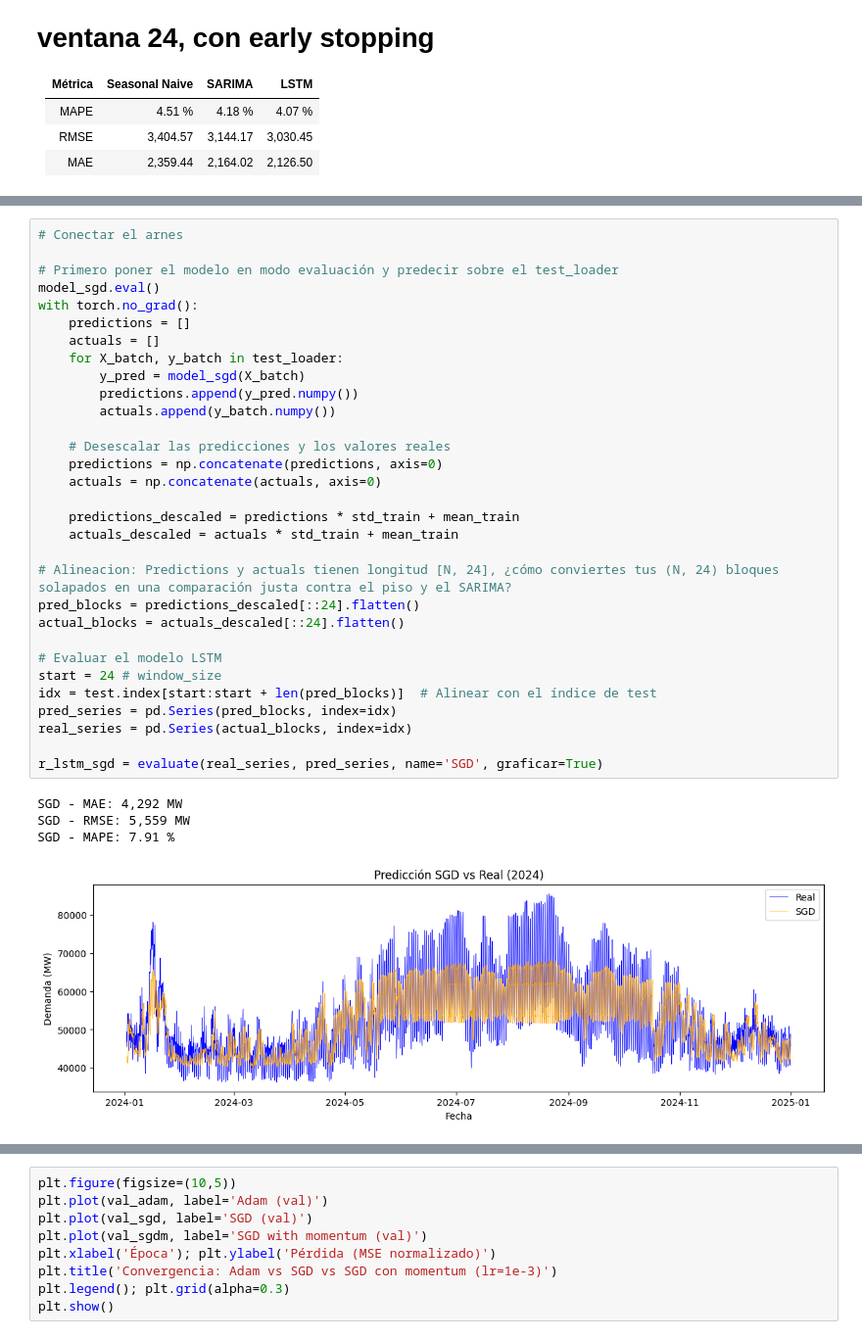
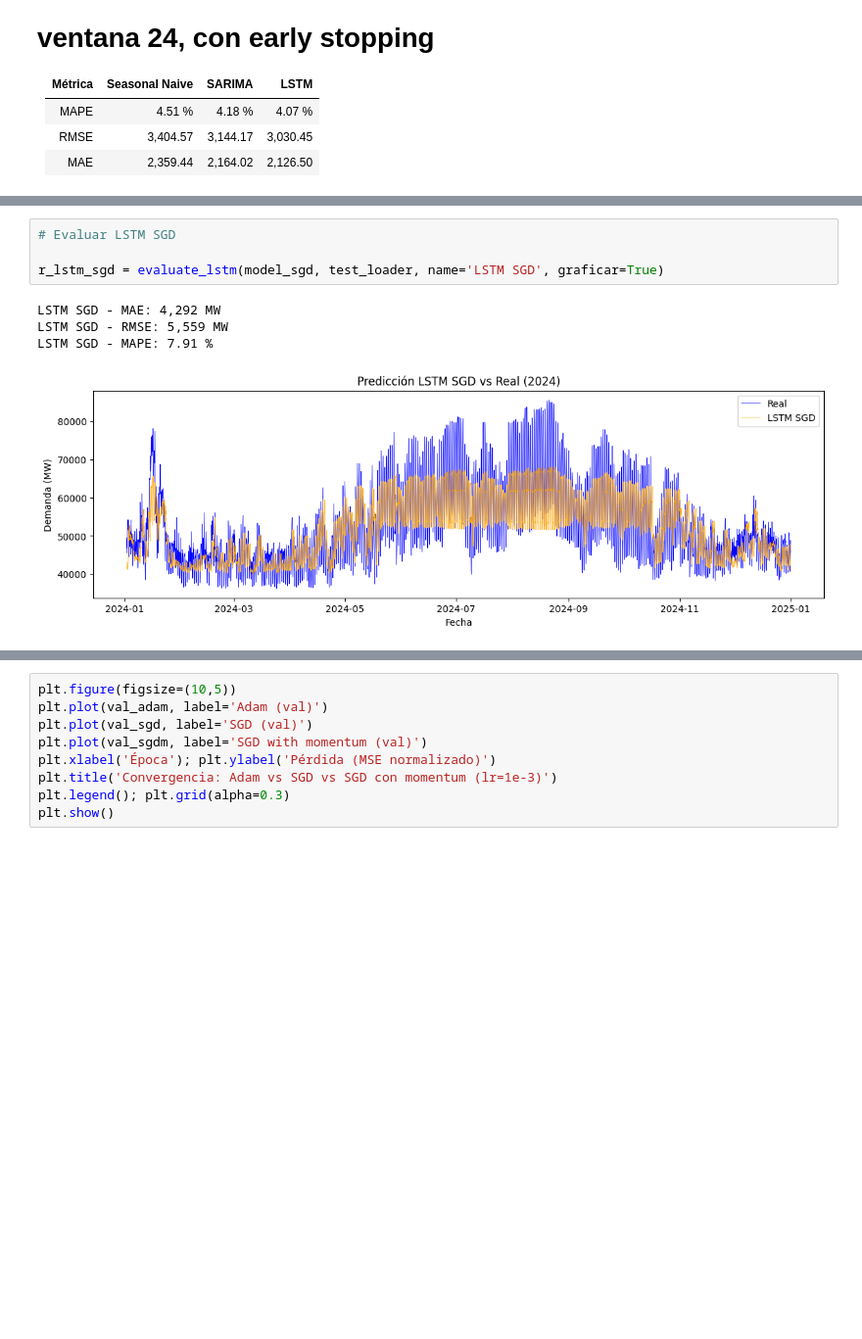
Before and after one commit to Arvo27/Electricity-Demand-Forecasting-Numerical-Methods-vs-Neural-Networks, a Jupyter notebook: Electricity_Demand.ipynb, the cells around one changed output, grey strips where cells are left out. Shown at 98% size. Cells and saved outputs as stored; diff of their text form; blank space fills up the shorter version.

```diff
--- a/Electricity_Demand.ipynb
+++ b/Electricity_Demand.ipynb
@@ -973,39 +979,12 @@ Epoch [48/50], Train Loss: 0.0988, Validation Loss: 0.1013
 Epoch [49/50], Train Loss: 0.0986, Validation Loss: 0.1026
 Epoch [50/50], Train Loss: 0.0985, Validation Loss: 0.1028
 # %%
-# Conectar el arnes
+# Evaluar LSTM SGD
 
-# Primero poner el modelo en modo evaluación y predecir sobre el test_loader
-model_sgd.eval()
-with torch.no_grad():
-    predictions = []
-    actuals = []
-    for X_batch, y_batch in test_loader:
-        y_pred = model_sgd(X_batch)
-        predictions.append(y_pred.numpy())
-        actuals.append(y_batch.numpy())
-
-    # Desescalar las predicciones y los valores reales
-    predictions = np.concatenate(predictions, axis=0)
-    actuals = np.concatenate(actuals, axis=0)
-
-    predictions_descaled = predictions * std_train + mean_train
-    actuals_descaled = actuals * std_train + mean_train
-
-# Alineacion: Predictions y actuals tienen longitud [N, 24], ¿cómo conviertes tus (N, 24) bloques solapados en una comparación justa contra el piso y el SARIMA?
-pred_blocks = predictions_descaled[::24].flatten()
-actual_blocks = actuals_descaled[::24].flatten()
-
-# Evaluar el modelo LSTM
-start = 24 # window_size
-idx = test.index[start:start + len(pred_blocks)]  # Alinear con el índice de test
-pred_series = pd.Series(pred_blocks, index=idx)
-real_series = pd.Series(actual_blocks, index=idx)
-
-r_lstm_sgd = evaluate(real_series, pred_series, name='SGD', graficar=True)
+r_lstm_sgd = evaluate_lstm(model_sgd, test_loader, name='LSTM SGD', graficar=True)
 # %% [output]
-SGD - MAE: 4,292 MW
-SGD - RMSE: 5,559 MW
-SGD - MAPE: 7.91 %
+LSTM SGD - MAE: 4,292 MW
+LSTM SGD - RMSE: 5,559 MW
+LSTM SGD - MAPE: 7.91 %
-[figure, old version]
+[figure, new version]
 # %%
```
Also changed, not shown: parts of 6 cells of this notebook.
